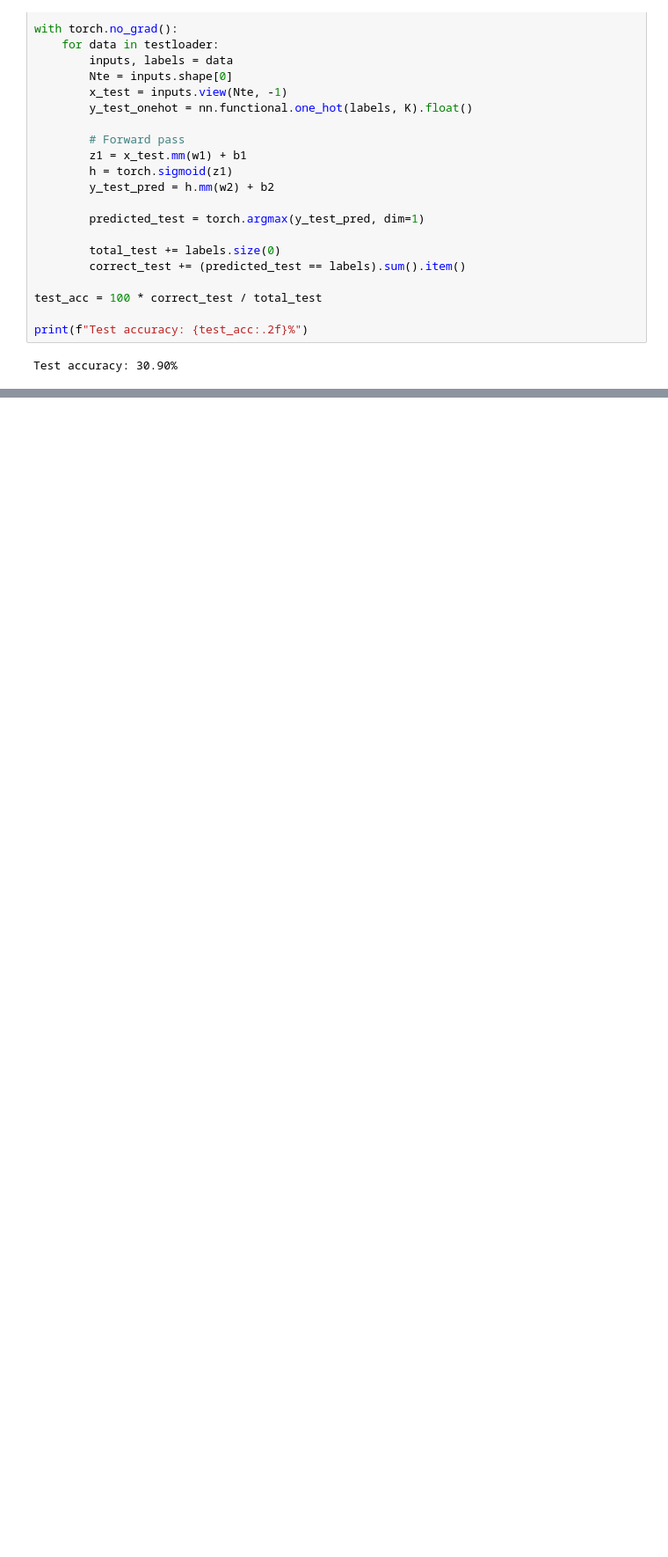
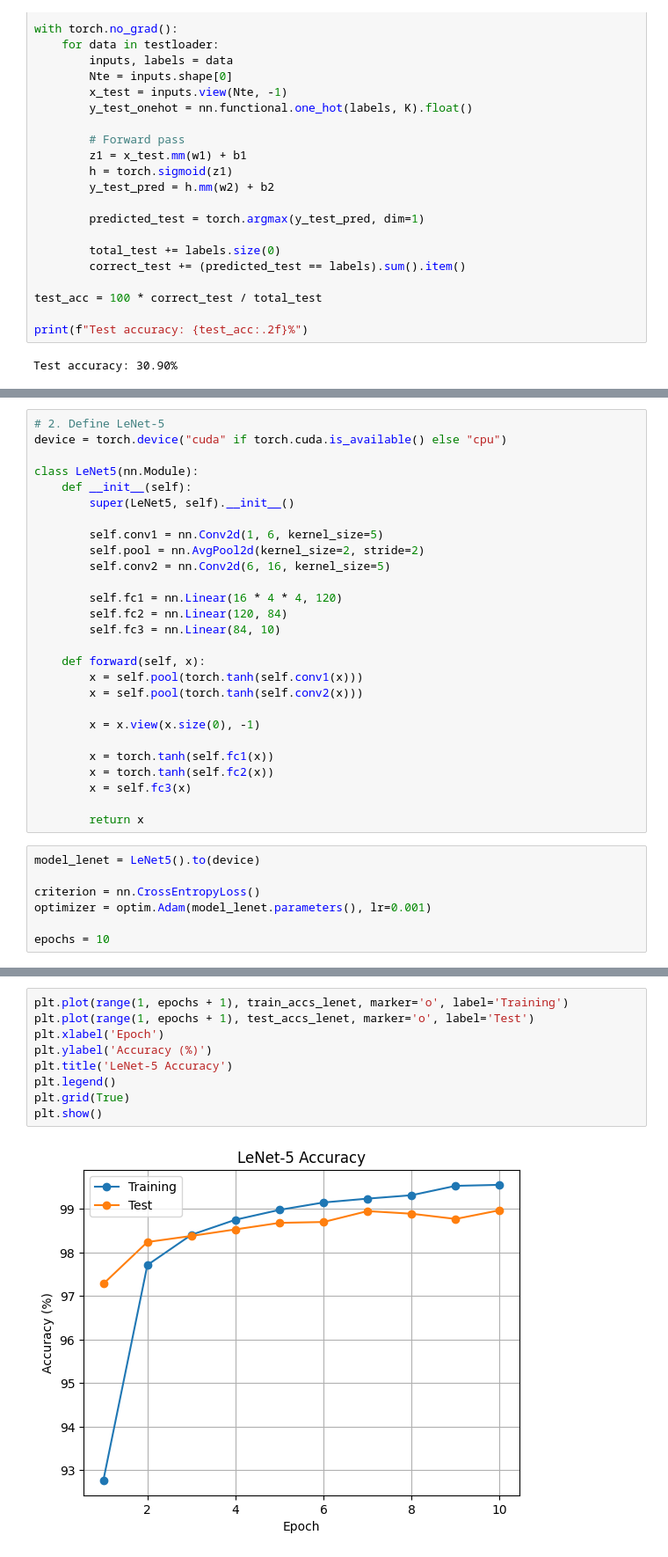
Before and after one commit to NethsanduKumarasinghe/EN3160_Assignment_03, a Jupyter notebook: EN3160_Assignment_03.ipynb, the cells around one changed output, grey strips where cells are left out. Shown at 88% size. Drawn from its saved outputs; the diff is of its cells as text; blank space fills up the shorter version.

```diff
--- a/EN3160_Assignment_03.ipynb
+++ b/EN3160_Assignment_03.ipynb
@@ -176,0 +223,34 @@ Test accuracy: 30.90%
+# %%
+# 2. Define LeNet-5
+device = torch.device("cuda" if torch.cuda.is_available() else "cpu")
+
+class LeNet5(nn.Module):
+    def __init__(self):
+        super(LeNet5, self).__init__()
+
+        self.conv1 = nn.Conv2d(1, 6, kernel_size=5)
+        self.pool = nn.AvgPool2d(kernel_size=2, stride=2)
+        self.conv2 = nn.Conv2d(6, 16, kernel_size=5)
+
+        self.fc1 = nn.Linear(16 * 4 * 4, 120)
+        self.fc2 = nn.Linear(120, 84)
+        self.fc3 = nn.Linear(84, 10)
+
+    def forward(self, x):
+        x = self.pool(torch.tanh(self.conv1(x)))
+        x = self.pool(torch.tanh(self.conv2(x)))
+
+        x = x.view(x.size(0), -1)
+
+        x = torch.tanh(self.fc1(x))
+        x = torch.tanh(self.fc2(x))
+        x = self.fc3(x)
+
+        return x
+# %%
+model_lenet = LeNet5().to(device)
+
+criterion = nn.CrossEntropyLoss()
+optimizer = optim.Adam(model_lenet.parameters(), lr=0.001)
+
+epochs = 10
@@ -176,0 +333,11 @@ Test accuracy: 30.90%
+# %%
+plt.plot(range(1, epochs + 1), train_accs_lenet, marker='o', label='Training')
+plt.plot(range(1, epochs + 1), test_accs_lenet, marker='o', label='Test')
+plt.xlabel('Epoch')
+plt.ylabel('Accuracy (%)')
+plt.title('LeNet-5 Accuracy')
+plt.legend()
+plt.grid(True)
+plt.show()
+# %% [output]
+[figure, added]
```
Also changed, not shown: parts of 17 cells of this notebook.
